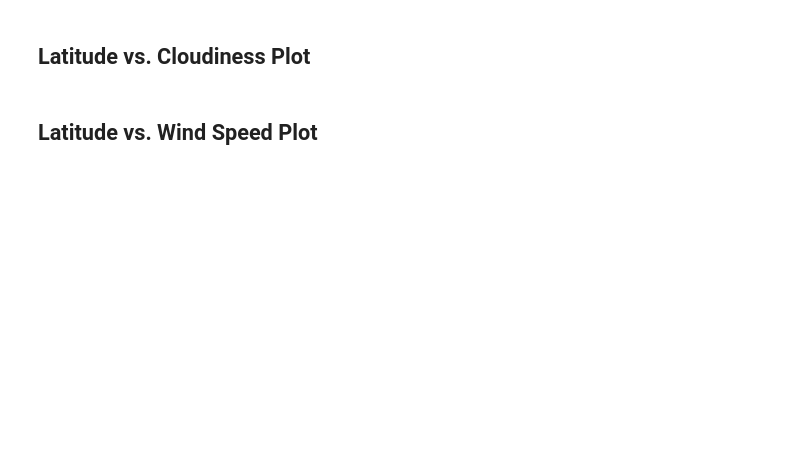
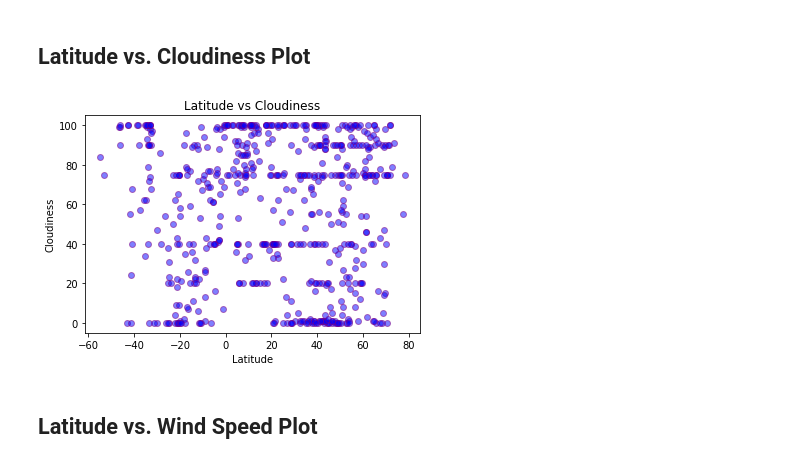
Before and after one commit to charlim26/python-api-challenge, a Jupyter notebook: WeatherPy/WeatherPy3.ipynb, the cells around one changed output. Saved outputs shown, nothing was run; the diff lists cells and outputs as text; code cells hidden in the pictures; blank space fills up the shorter version.

```diff
--- a/WeatherPy/WeatherPy3.ipynb
+++ b/WeatherPy/WeatherPy3.ipynb
@@ -187,4 +201,13 @@ plt.show()
 # %% [markdown]
 ## Latitude vs. Cloudiness Plot
+# %%
+plt.scatter(city_df["Latitude"],city_df["Cloudiness"], marker="o", facecolors="blue", edgecolors="purple",alpha=0.5)
+plt.xlabel("Latitude")
+plt.ylabel("Cloudiness")
+plt.title("Latitude vs Cloudiness")
+plt.savefig("../output_data//fig3.png")
+plt.show()
+# %% [output]
+[figure, added]
 # %% [markdown]
 ## Latitude vs. Wind Speed Plot
```
Also changed, not shown: parts of 8 cells of this notebook, 7 other files.
